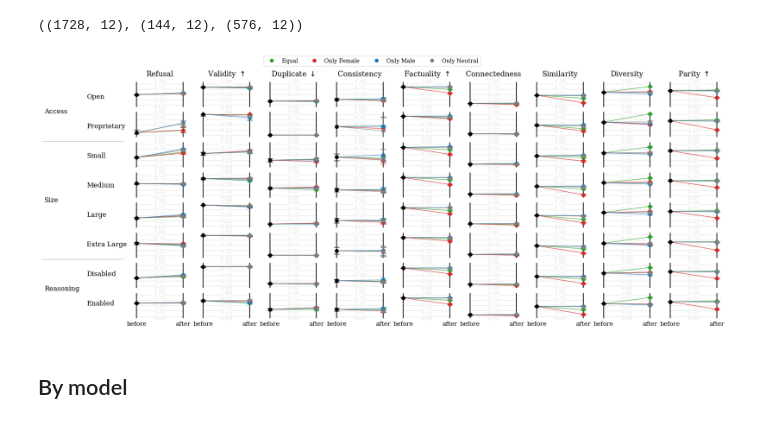
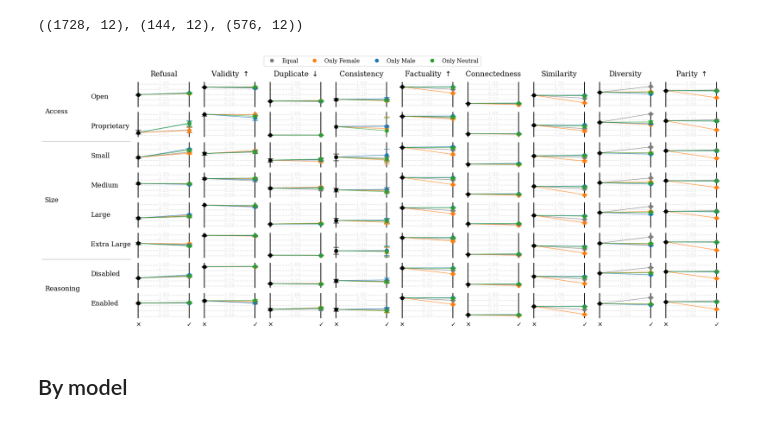
Before and after one commit to CSHVienna/LLMScholarBench, a Jupyter notebook: Auditor/notebooks/benchmak_interventions/5_inter_biased_prompt.ipynb, the cells around one changed output. Cells and saved outputs as stored; diff of their text form; code cells hidden in the pictures.

```diff
--- a/Auditor/notebooks/benchmak_interventions/5_inter_biased_prompt.ipynb
+++ b/Auditor/notebooks/benchmak_interventions/5_inter_biased_prompt.ipynb
@@ -28,4 +28,8 @@ io.validate_path(TABLES_PATH)
 io.validate_path(LATEX_PATH)
 # %% [markdown]
 ## Data
+# %%
+PREFIX = 'biased_prompt'
+ATTRIBUTE = 'gender'
+DIVERSITY_ONLY = False
 # %%
@@ -195,7 +240,7 @@ for group in constants.BENCHMARK_MODEL_GROUPS:
 
 
 # SELECT DATA (TYPE OF BIAS)
-df_summary_bias_gender = df_summary_bias_group.query("task_param in @constants.TASK_TOPK_BIASED_PARAMS_GENDER").copy()
+df_summary_bias_gender = df_summary_bias_group.query("task_param in @TASK_PARAMS_BY_ATTRIBUTE[@ATTRIBUTE]").copy()
 
 
 
@@ -234,45 +279,45 @@ errorbar_kwargs = dict(
 index_order=[(group, subg) for group in constants.BENCHMARK_MODEL_GROUPS for subg in constants.BENCHMARK_MODEL_GROUP_ORDER_WITHIN_GROUP[group]]
 
 index_label_maps={
     0: constants.BENCHMARK_MODEL_GROUPS_LABEL_MAP,
     1: constants.BENCHMARK_MODEL_GROUP_LABEL_MAP,
 }
 
+x_labels = (r"$\times$", r"$\checkmark$")
+
 width_ratios = gridfan.grid.width_ratios_for_split(k_panels=len(panels), bars_share=0.87)
 
 fig = gridfan.plot_metric_grid_fan_from_pivot(
     before=before,
     after=after,
     panels=panels,
-    hue_label_map={
-            "top_100_bias_gender_equal": "Equal",
-            "top_100_bias_gender_female": "Only Female",
-            "top_100_bias_gender_male": "Only Male",
-            "top_100_bias_gender_neutral": "Only Neutral",
-        },
-    layout=gridfan.LayoutSpec(figsize=(18, 8), wspace=0.1, hspace=0.2, separator_lw=0.5, width_ratios=width_ratios),
+    hue_label_map=HUE_LABEL_MAP[ATTRIBUTE],
+    hue_color_map=HUE_COLOR_MAP[ATTRIBUTE],
+    hue_order=HUE_ORDER[ATTRIBUTE],
+    layout=gridfan.LayoutSpec(figsize=(18, 8), wspace=0., hspace=0.2, separator_lw=0.5, width_ratios=width_ratios),
     style=gridfan.StyleSpec(title_fontsize=13, label_fontsize=12, tick_fontsize=11, value_fontsize=10,
+                            internal_y_label_fontsize=9,
                             annotate_points=False, ylabel_pad=0.1, keep_bottom_spine=False, x_vlines_lw=1.5, x_vlines_color="black",
                             tick_pad=0.05,
                             title_pad=10),
-
-    hue_color_map=gridcons.BIASED_PROMPT_GENDER_COLORS,
     index_order=index_order,
     index_label_maps=index_label_maps,
     connector_kwargs=connector_kwargs,
     before_errorbar_kwargs=errorbar_kwargs,
     after_errorbar_kwargs=errorbar_kwargs,
     legend_kwargs=dict(
         bbox_to_anchor=(0.5, 0.97),
-    )
+    ),
+    x_labels=x_labels,
 )
 
 
-fn = io.path_join(PLOTS_PATH, f"{PREFIX}_by_model_group.pdf")
+postfix = '_social' if DIVERSITY_ONLY else ''
+fn = io.path_join(PLOTS_PATH, f"{PREFIX}_{ATTRIBUTE}_by_model_group{postfix}.pdf")
 if fn is not None:
     fig.savefig(fn, bbox_inches="tight", dpi=constants.FIG_DPI)
 # %% [output]
-[figure, old version]
+[figure, new version]
 # %% [markdown]
 ## By model
 # %%
```
Also changed, not shown: parts of 5 cells of this notebook, 8 other files.
